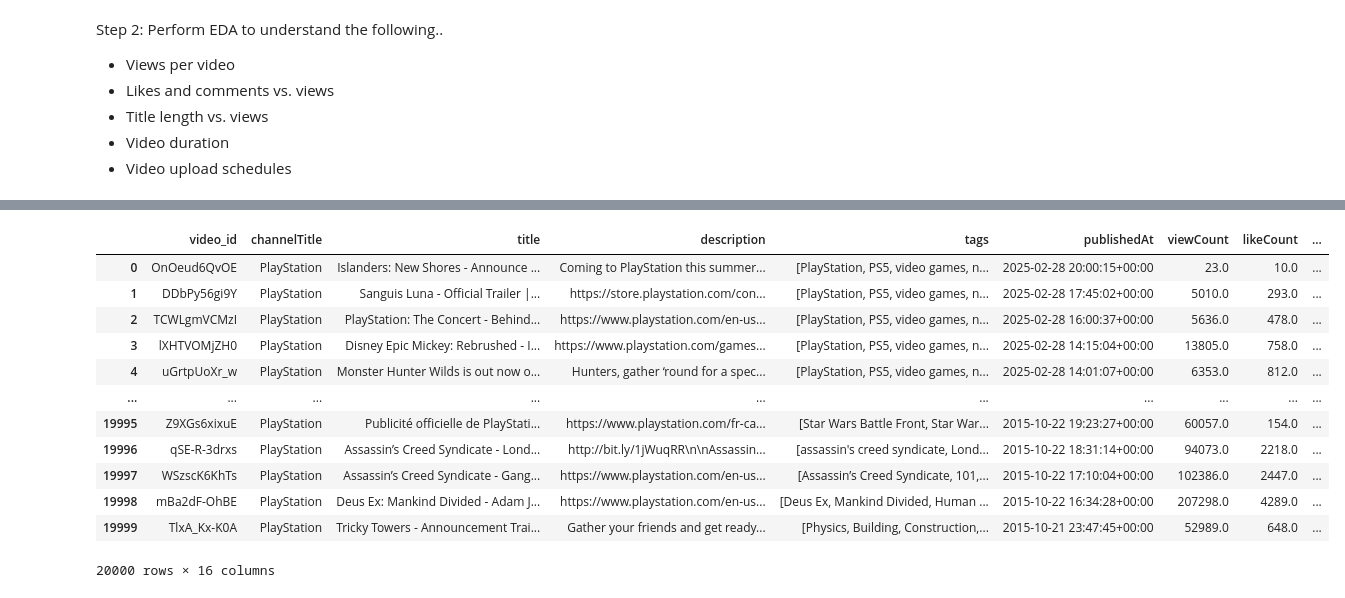
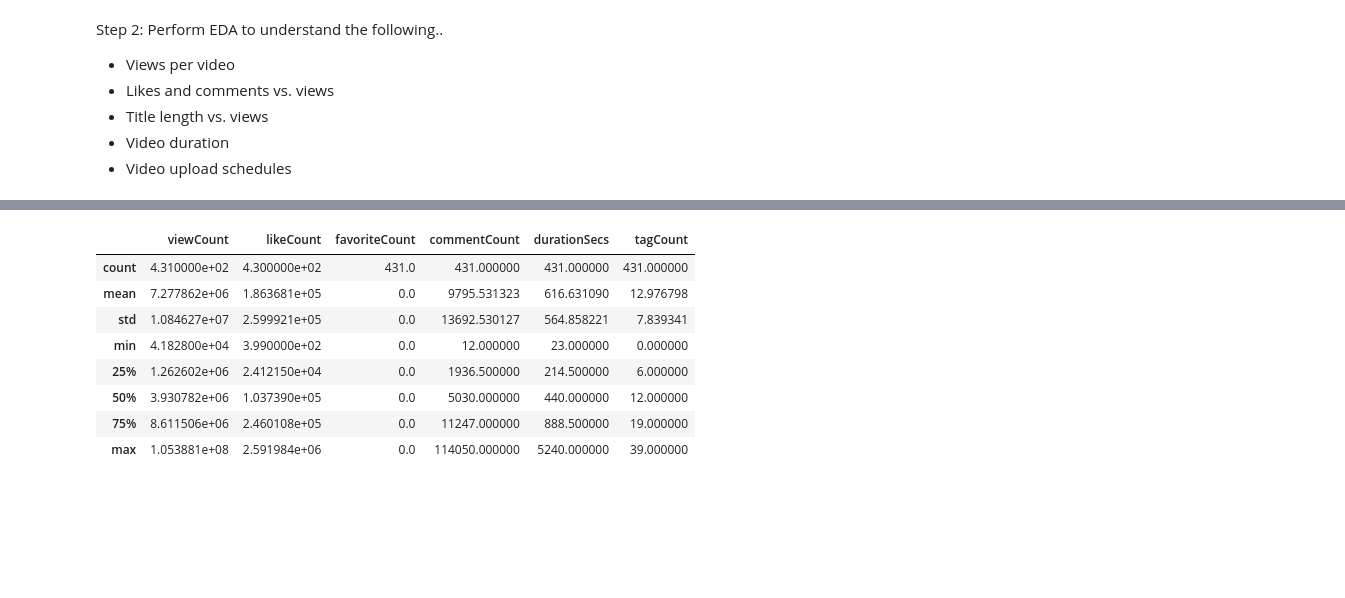
Before and after one commit to NguyenOrLose/youtube-channel-analytics, a Jupyter notebook: youtube_analytics.ipynb, the cells around one changed output, grey strips where cells are left out. Saved outputs shown, nothing was run; the diff lists cells and outputs as text; code cells hidden in the pictures; blank space fills up the shorter version.

```diff
--- a/youtube_analytics.ipynb
+++ b/youtube_analytics.ipynb
@@ -182,0 +225,14 @@ dtype: bool
+# %%
+# Adding features to help with analysis
+
+# Convert duration to seconds (handling missing values)
+video_df['durationSecs'] = video_df['duration'].apply(lambda x: isodate.parse_duration(x).total_seconds() if pd.notna(x) else None)
+
+# Convert publishedAt to datetime (handling missing values)
+video_df['publishedAt'] = pd.to_datetime(video_df['publishedAt'], errors='coerce')
+
+# Extract the day of the week
+video_df['publishDayName'] = video_df['publishedAt'].dt.day_name()
+
+# Fix tag count calculation
+video_df['tagCount'] = video_df['tags'].apply(lambda x: 0 if x is None or isinstance(x, float) else len(x))
@@ -204,11 +255,0 @@ video_df[numeric_cols] = video_df[numeric_cols].apply(pd.to_numeric, errors = 'c
-# %%
-from dateutil import parser
-
-# Publish day in the week
-video_df['publishedAt'] = video_df['publishedAt'].apply(lambda x: parser.parse(x))
-video_df['publishDayName'] = video_df['publishedAt'].apply(lambda x: x.strftime("A"))
-# %%
-# Convert duration to seconds
-import isodate
-video_df['durationSecs'] = video_df['duration'].apply(lambda x: isodate.parse_duration(x))
-video_df['durationSecs'] = video_df['durationSecs'].astype('timedelta64[s]')
@@ -231,20 +256,13 @@ video_df[['durationSecs', 'duration']]
-# %%
-# Add tag count
-video_df['tagCount'] = video_df['tags'].apply(lambda x: 0 if x is None else len(x))
 # %%
-video_df
+video_df.describe()
 # %% [output]
-|  | video_id | channelTitle | title | description | tags | publishedAt | viewCount | likeCount | ... |
-| 0 | OnOeud6QvOE | PlayStation | Islanders: New Shores - Announce ... | Coming to PlayStation this summer... | [PlayStation, PS5, video games, n... | 2025-02-28 20:00:15+00:00 | 23.0 | 10.0 | ... |
-| 1 | DDbPy56gi9Y | PlayStation | Sanguis Luna - Official Trailer |... | https://store.playstation.com/con... | [PlayStation, PS5, video games, n... | 2025-02-28 17:45:02+00:00 | 5010.0 | 293.0 | ... |
-| 2 | TCWLgmVCMzI | PlayStation | PlayStation: The Concert - Behind... | https://www.playstation.com/en-us... | [PlayStation, PS5, video games, n... | 2025-02-28 16:00:37+00:00 | 5636.0 | 478.0 | ... |
-| 3 | lXHTVOMjZH0 | PlayStation | Disney Epic Mickey: Rebrushed - I... | https://www.playstation.com/games... | [PlayStation, PS5, video games, n... | 2025-02-28 14:15:04+00:00 | 13805.0 | 758.0 | ... |
-| 4 | uGrtpUoXr_w | PlayStation | Monster Hunter Wilds is out now o... | Hunters, gather ‘round for a spec... | [PlayStation, PS5, video games, n... | 2025-02-28 14:01:07+00:00 | 6353.0 | 812.0 | ... |
-| ... | ... | ... | ... | ... | ... | ... | ... | ... | ... |
-| 19995 | Z9XGs6xixuE | PlayStation | Publicité officielle de PlayStati... | https://www.playstation.com/fr-ca... | [Star Wars Battle Front, Star War... | 2015-10-22 19:23:27+00:00 | 60057.0 | 154.0 | ... |
-| 19996 | qSE-R-3drxs | PlayStation | Assassin’s Creed Syndicate - Lond... | http://bit.ly/1jWuqRR\n\nAssassin... | [assassin's creed syndicate, Lond... | 2015-10-22 18:31:14+00:00 | 94073.0 | 2218.0 | ... |
-| 19997 | WSzscK6KhTs | PlayStation | Assassin’s Creed Syndicate - Gang... | https://www.playstation.com/en-us... | [Assassin’s Creed Syndicate, 101,... | 2015-10-22 17:10:04+00:00 | 102386.0 | 2447.0 | ... |
-| 19998 | mBa2dF-OhBE | PlayStation | Deus Ex: Mankind Divided - Adam J... | https://www.playstation.com/en-us... | [Deus Ex, Mankind Divided, Human ... | 2015-10-22 16:34:28+00:00 | 207298.0 | 4289.0 | ... |
-| 19999 | TlxA_Kx-K0A | PlayStation | Tricky Towers - Announcement Trai... | Gather your friends and get ready... | [Physics, Building, Construction,... | 2015-10-21 23:47:45+00:00 | 52989.0 | 648.0 | ... |
+|  | viewCount | likeCount | favoriteCount | commentCount | durationSecs | tagCount |
+| count | 4.310000e+02 | 4.300000e+02 | 431.0 | 431.000000 | 431.000000 | 431.000000 |
+| mean | 7.277862e+06 | 1.863681e+05 | 0.0 | 9795.531323 | 616.631090 | 12.976798 |
+| std | 1.084627e+07 | 2.599921e+05 | 0.0 | 13692.530127 | 564.858221 | 7.839341 |
+| min | 4.182800e+04 | 3.990000e+02 | 0.0 | 12.000000 | 23.000000 | 0.000000 |
+| 25% | 1.262602e+06 | 2.412150e+04 | 0.0 | 1936.500000 | 214.500000 | 6.000000 |
+| 50% | 3.930782e+06 | 1.037390e+05 | 0.0 | 5030.000000 | 440.000000 | 12.000000 |
+| 75% | 8.611506e+06 | 2.460108e+05 | 0.0 | 11247.000000 | 888.500000 | 19.000000 |
+| max | 1.053881e+08 | 2.591984e+06 | 0.0 | 114050.000000 | 5240.000000 | 39.000000 |
-20000 rows × 16 columns
 # %%
```
Also changed, not shown: parts of 30 cells of this notebook.
